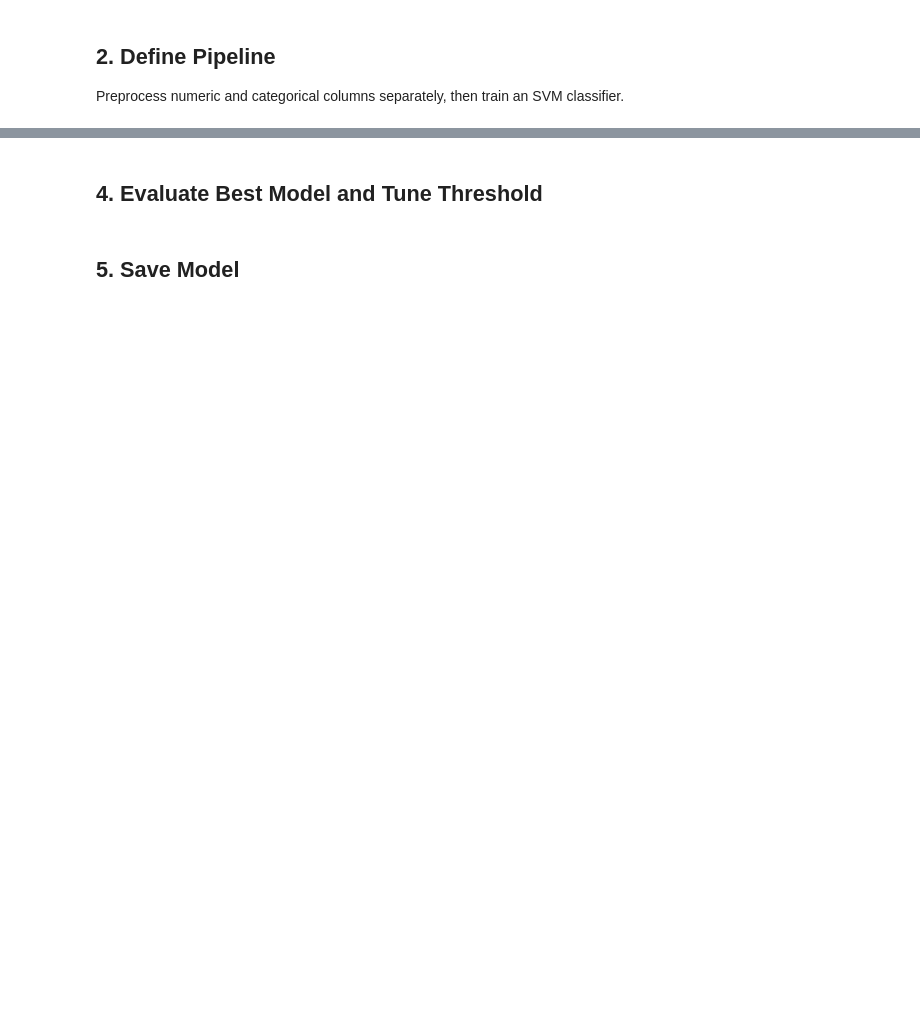
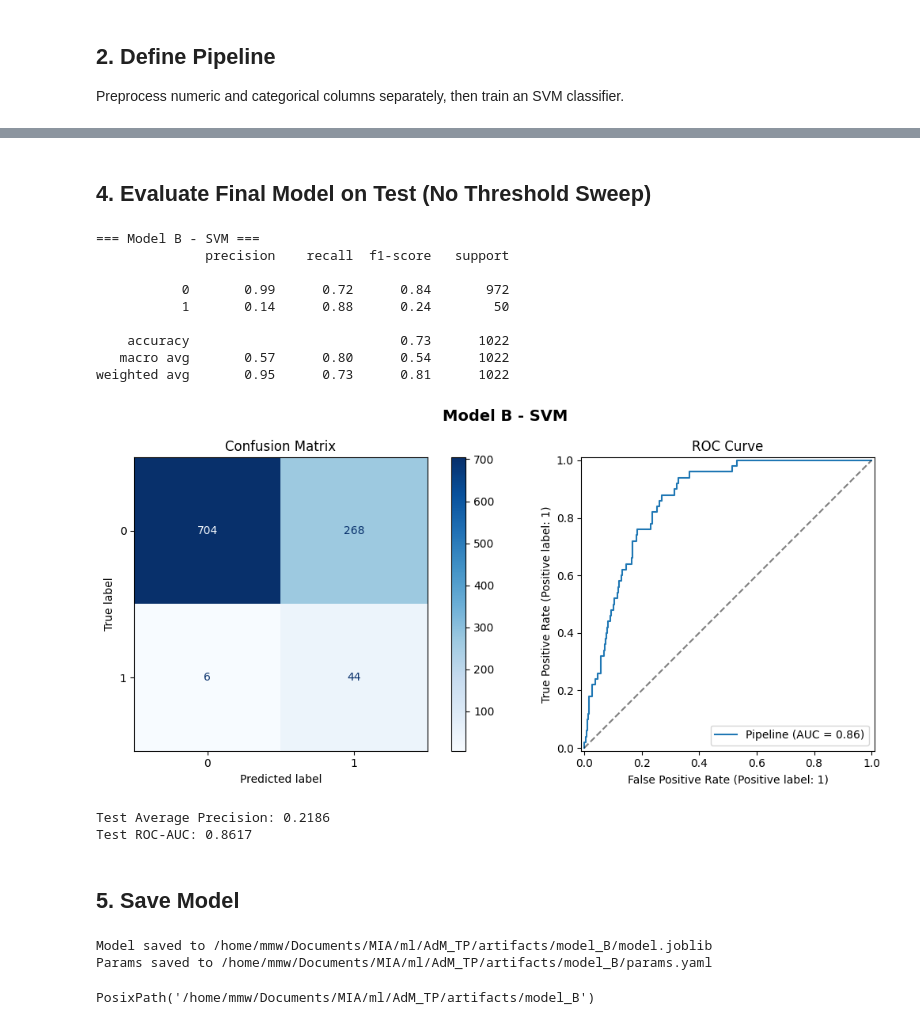
Before and after one commit to martinmw13/AdM_TP, a Jupyter notebook: notebooks/02_model_B.ipynb, the cells around one changed output, grey strips where cells are left out. Cells and saved outputs as stored; diff of their text form; code cells hidden in the pictures; blank space fills up the shorter version.

Commit message:
refactor: update Model B (SVM) notebook with enhanced preprocessing details, evaluation metrics, and conclusions for stroke prediction analysis

```diff
--- a/notebooks/02_model_B.ipynb
+++ b/notebooks/02_model_B.ipynb
@@ -46,0 +46,7 @@ X_train, X_test, y_train, y_test = get_train_test_split(df)
+# %%
+df = load_dataset()
+X_train, X_test, y_train, y_test = get_train_test_split(df)
+
+# Remove identifier feature to avoid learning spurious record-specific patterns.
+X_train = X_train.drop(columns=["id"], errors="ignore")
+X_test = X_test.drop(columns=["id"], errors="ignore")
@@ -93,16 +120,23 @@ base_pipeline
 # %%
+# Hyperparameter tuning uses cross-validation on the training set only.
+print("X_train shape:", X_train.shape)
+print("y_train shape:", y_train.shape)
+print("X_test shape:", X_test.shape)
+print("y_test shape:", y_test.shape)
+
 cv = StratifiedKFold(n_splits=5, shuffle=True, random_state=13)
 
 
 def build_pipeline_from_trial(trial: optuna.trial.Trial) -> Pipeline:
     kernel = trial.suggest_categorical("kernel", ["linear", "rbf"])
     c_value = trial.suggest_float("C", 1e-3, 1e2, log=True)
+    class_weight = trial.suggest_categorical("class_weight", [None, "balanced"])
 
     svc_params = {
         "C": c_value,
         "kernel": kernel,
         "probability": True,
-        "class_weight": "balanced",
+        "class_weight": class_weight,
         "random_state": 13,
     }
 
@@ -124,7 +158,7 @@ def objective(trial: optuna.trial.Trial) -> float:
         X_train,
         y_train,
         cv=cv,
-        scoring="f1",
+        scoring="average_precision",
         n_jobs=-1,
     )
     return float(np.mean(scores))
@@ -134,12 +168,12 @@ study = optuna.create_study(
     direction="maximize",
     sampler=TPESampler(seed=13),
 )
-study.optimize(objective, n_trials=40)
+study.optimize(objective, n_trials=100)
 
 best_params = study.best_params
 best_cv_score = study.best_value
 
-print(f"Best CV F1: {best_cv_score:.4f}")
+print(f"Best CV Average Precision: {best_cv_score:.4f}")
 print(f"Best params: {best_params}")
 
 best_trial = study.best_trial
@@ -148,2 +206,2 @@ best_model.fit(X_train, y_train)
 # %% [markdown]
-## 4. Evaluate Best Model and Tune Threshold
+## 4. Evaluate Final Model on Test (No Threshold Sweep)
@@ -206,3 +208,31 @@ plt.show()
+# %%
+metrics_default = plot_full_evaluation(
+    best_model,
+    X_test,
+    y_test,
+    model_name="Model B - SVM",
+)
+
+y_proba_test = best_model.predict_proba(X_test)[:, 1]
+
+test_average_precision = average_precision_score(y_test, y_proba_test)
+test_roc_auc = roc_auc_score(y_test, y_proba_test)
+
+print(f"Test Average Precision: {test_average_precision:.4f}")
+print(f"Test ROC-AUC: {test_roc_auc:.4f}")
+# %% [output]
+=== Model B - SVM ===
+              precision    recall  f1-score   support
+
+           0       0.99      0.72      0.84       972
+           1       0.14      0.88      0.24        50
+
+    accuracy                           0.73      1022
+   macro avg       0.57      0.80      0.54      1022
+weighted avg       0.95      0.73      0.81      1022
+[figure, added]
+Test Average Precision: 0.2186
+Test ROC-AUC: 0.8617
 # %% [markdown]
 ## 5. Save Model
 # %%
@@ -212,8 +242,11 @@ save_model(
     params=best_params,
     cv_score=best_cv_score,
     extra_metadata={
-        "decision_threshold": decision_threshold,
-        "optimization_metric": "f1",
-        "n_trials": 40,
+        "optimization_metric": "average_precision",
+        "n_trials": 100,
     },
 )
+# %% [output]
+Model saved to /home/mmw/Documents/MIA/ml/AdM_TP/artifacts/model_B/model.joblib
+Params saved to /home/mmw/Documents/MIA/ml/AdM_TP/artifacts/model_B/params.yaml
+PosixPath('/home/mmw/Documents/MIA/ml/AdM_TP/artifacts/model_B')
```
Also changed, not shown: parts of 10 cells of this notebook.
